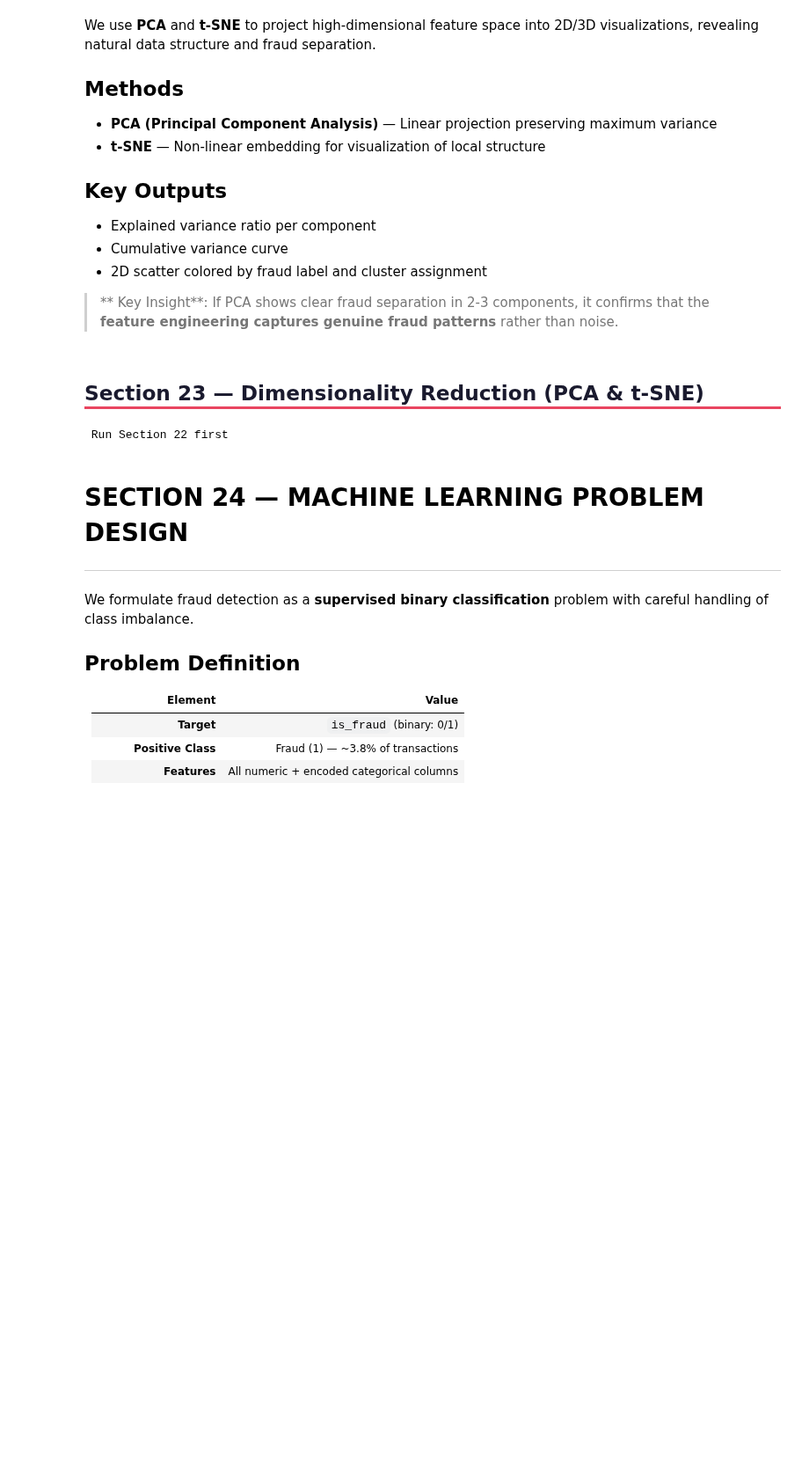
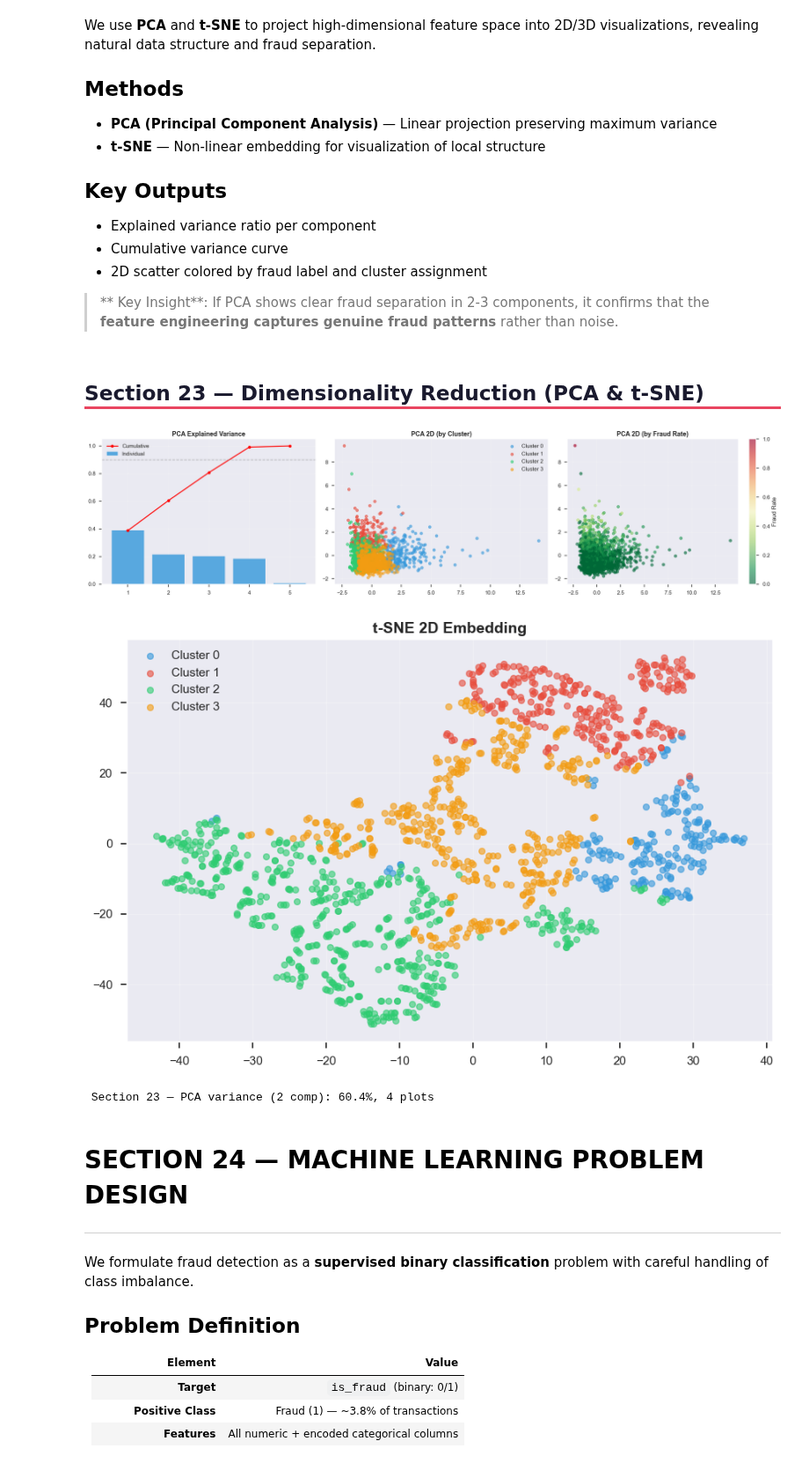
Before and after one commit to Vaishnavi-Nandanwar/UPI-Payment-Transactions-Analytics-Fraud-Detection, a Jupyter notebook: UPI_Fintech_Analytics.ipynb, the cells around one changed output. Shown at 88% size. Saved outputs shown, nothing was run; the diff lists cells and outputs as text; code cells hidden in the pictures; blank space fills up the shorter version.

```diff
--- a/UPI_Fintech_Analytics.ipynb
+++ b/UPI_Fintech_Analytics.ipynb
@@ -1490,42 +1503,58 @@ We use **PCA** and **t-SNE** to project high-dimensional feature space into 2D/3
 # %%
 %matplotlib inline
 import numpy as np, matplotlib.pyplot as plt
 from IPython.display import display, HTML
 
 display(HTML("<h2 style='color:#1a1a2e; border-bottom:3px solid #e94560;'>Section 23 — Dimensionality Reduction (PCA & t-SNE)</h2>"))
-if SKLEARN_AVAILABLE and 'cluster_scaled' in dir() and 'optimal_k' in dir():
+
+try:
+    from sklearn.decomposition import PCA
     from sklearn.manifold import TSNE
-    nc = min(5, cluster_scaled.shape[1])
-    pca = PCA(n_components=nc); pca_result = pca.fit_transform(cluster_scaled)
-    colors = ['#3498DB','#E74C3C','#2ECC71','#F39C12']
+    _SK23 = True
+except ImportError:
+    _SK23 = False
 
-    fig, axes = plt.subplots(1, 3, figsize=(20, 5))
-    axes[0].bar(range(1,nc+1), pca.explained_variance_ratio_, color='#3498DB', alpha=0.8, label='Individual')
-    axes[0].plot(range(1,nc+1), np.cumsum(pca.explained_variance_ratio_), 'ro-', linewidth=2, label='Cumulative')
-    axes[0].set_title('PCA Explained Variance', fontsize=13, fontweight='bold'); axes[0].axhline(y=0.9, color='gray', linestyle='--', alpha=0.5); axes[0].legend(); axes[0].grid(alpha=0.3)
-    for cl in range(optimal_k):
-        m = user_agg['cluster'].values==cl
-        axes[1].scatter(pca_result[m,0], pca_result[m,1], label=f'Cluster {cl}', alpha=0.6, s=30, color=colors[cl%4])
-    axes[1].set_title('PCA 2D (by Cluster)', fontsize=13, fontweight='bold'); axes[1].legend(); axes[1].grid(alpha=0.3)
-    sc = axes[2].scatter(pca_result[:,0], pca_result[:,1], c=user_agg['fraud_rate'].values, cmap='RdYlGn_r', alpha=0.6, s=30)
-    plt.colorbar(sc, ax=axes[2], label='Fraud Rate')
-    axes[2].set_title('PCA 2D (by Fraud Rate)', fontsize=13, fontweight='bold'); axes[2].grid(alpha=0.3)
-    plt.tight_layout(); plt.show()
+if _SK23 and 'cluster_scaled' in dir() and cluster_scaled is not None and 'optimal_k' in dir():
+    try:
+        nc = min(5, cluster_scaled.shape[1])
+        pca = PCA(n_components=nc); pca_result = pca.fit_transform(cluster_scaled)
+        colors = ['#3498DB','#E74C3C','#2ECC71','#F39C12']
 
-    tsne_n = min(len(cluster_scaled), 1500)
-    tsne = TSNE(n_components=2, random_state=RANDOM_STATE, perplexity=min(30,tsne_n//4), n_iter=1000)
-    tsne_r = tsne.fit_transform(cluster_scaled[:tsne_n])
-    plt.figure(figsize=(9,6))
-    for cl in range(optimal_k):
-        m = user_agg['cluster'].values[:tsne_n]==cl
-        plt.scatter(tsne_r[m,0], tsne_r[m,1], label=f'Cluster {cl}', alpha=0.6, s=30, color=colors[cl%4])
-    plt.title('t-SNE 2D Embedding', fontsize=14, fontweight='bold'); plt.legend(); plt.grid(alpha=0.3); plt.tight_layout(); plt.show()
-    print(f'\n Section 23 — PCA variance (2 comp): {pca.explained_variance_ratio_[:2].sum():.1%}, 4 plots')
+        fig, axes = plt.subplots(1, 3, figsize=(20, 5))
+        axes[0].bar(range(1,nc+1), pca.explained_variance_ratio_, color='#3498DB', alpha=0.8, label='Individual')
+        axes[0].plot(range(1,nc+1), np.cumsum(pca.explained_variance_ratio_), 'ro-', linewidth=2, label='Cumulative')
+        axes[0].set_title('PCA Explained Variance', fontsize=13, fontweight='bold'); axes[0].axhline(y=0.9, color='gray', linestyle='--', alpha=0.5); axes[0].legend(); axes[0].grid(alpha=0.3)
+        for cl in range(optimal_k):
+            m = user_agg['cluster'].values==cl
+            axes[1].scatter(pca_result[m,0], pca_result[m,1], label=f'Cluster {cl}', alpha=0.6, s=30, color=colors[cl%4])
+        axes[1].set_title('PCA 2D (by Cluster)', fontsize=13, fontweight='bold'); axes[1].legend(); axes[1].grid(alpha=0.3)
+        sc = axes[2].scatter(pca_result[:,0], pca_result[:,1], c=user_agg['fraud_rate'].values, cmap='RdYlGn_r', alpha=0.6, s=30)
+        plt.colorbar(sc, ax=axes[2], label='Fraud Rate')
+        axes[2].set_title('PCA 2D (by Fraud Rate)', fontsize=13, fontweight='bold'); axes[2].grid(alpha=0.3)
+        plt.tight_layout(); plt.show()
+
+        tsne_n = min(len(cluster_scaled), 1500)
+        tsne = TSNE(n_components=2, random_state=42, perplexity=min(30, tsne_n//4), max_iter=1000)
+        tsne_r = tsne.fit_transform(cluster_scaled[:tsne_n])
+        plt.figure(figsize=(9,6))
+        for cl in range(optimal_k):
+            m = user_agg['cluster'].values[:tsne_n]==cl
+            plt.scatter(tsne_r[m,0], tsne_r[m,1], label=f'Cluster {cl}', alpha=0.6, s=30, color=colors[cl%4])
+        plt.title('t-SNE 2D Embedding', fontsize=14, fontweight='bold'); plt.legend(); plt.grid(alpha=0.3); plt.tight_layout(); plt.show()
+        print(f'\n Section 23 — PCA variance (2 comp): {pca.explained_variance_ratio_[:2].sum():.1%}, 4 plots')
+    except Exception as e:
+        print(f'\u26a0\ufe0f Section 23 Error: {type(e).__name__}: {e}')
+        import traceback; traceback.print_exc()
 else:
-    print(' Run Section 22 first')
+    if not _SK23:
+        print('\u26a0\ufe0f Section 23 skipped — scikit-learn not installed.')
+    else:
+        print('\u26a0\ufe0f Section 23 skipped — Run Section 22 first to generate cluster data.')
 # %% [output]
 Section 23 — Dimensionality Reduction (PCA & t-SNE)
+[figure, added]
+[figure, added]
- Run Section 22 first
+ Section 23 — PCA variance (2 comp): 60.4%, 4 plots
 # %% [markdown]
 # SECTION 24 — MACHINE LEARNING PROBLEM DESIGN
 
```
Also changed, not shown: parts of 4 cells of this notebook, 1 other file.
